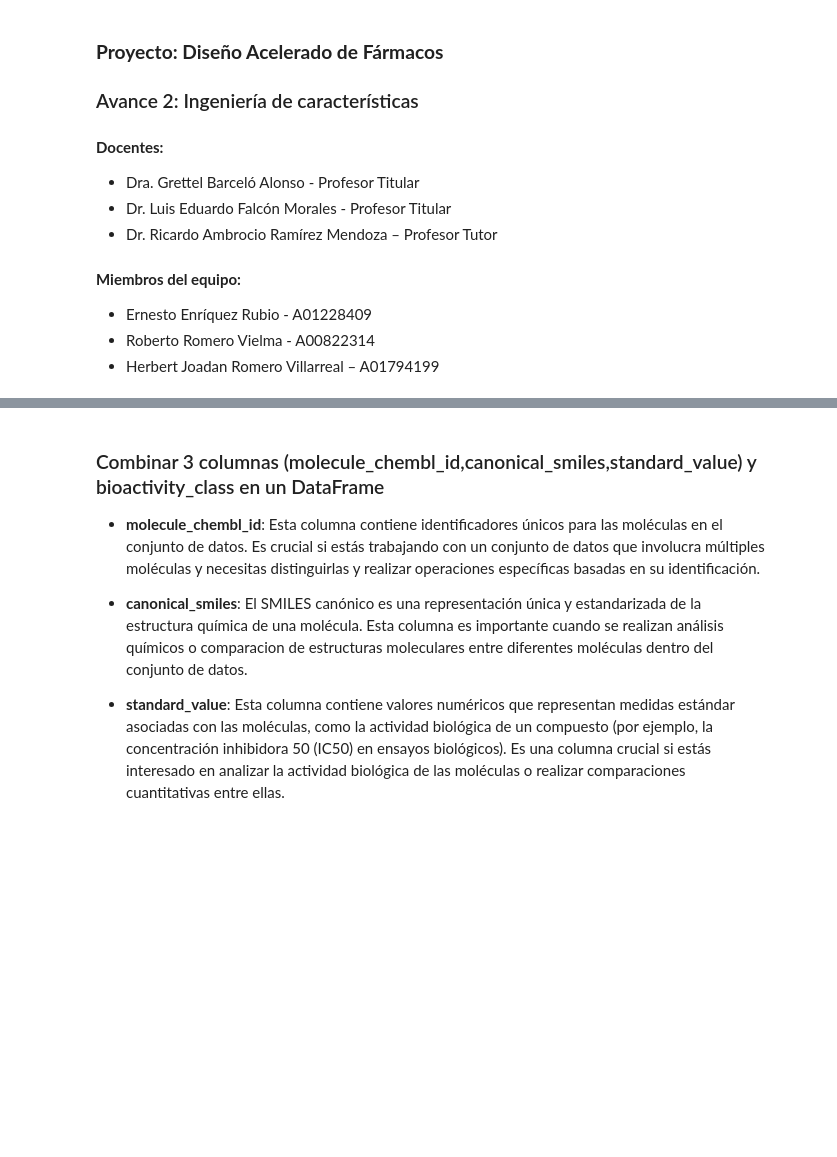
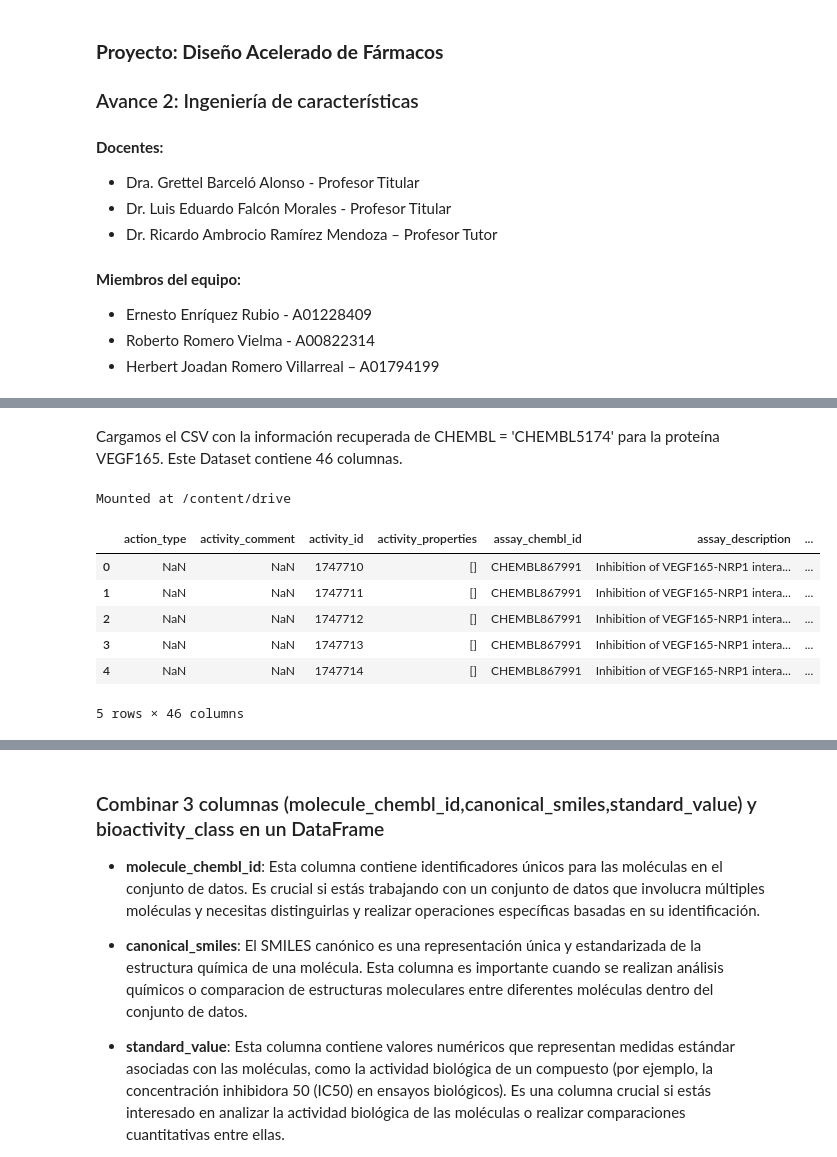
Before and after one commit to rromerov/Proyecto_Integrador, a Jupyter notebook: Avance2/Avance2.12.ipynb, the cells around one changed output, grey strips where cells are left out. Drawn from its saved outputs; the diff is of its cells as text; code cells hidden in the pictures; blank space fills up the shorter version.

```diff
--- a/Avance2/Avance2.12.ipynb
+++ b/Avance2/Avance2.12.ipynb
@@ -20,0 +88,2 @@
+# %% [markdown]
+Cargamos el CSV con la información recuperada de CHEMBL = 'CHEMBL5174' para la proteína VEGF165. Este Dataset contiene 46 columnas.
@@ -20,0 +106,21 @@
+# %%
+# Cargar Google Drive al notebook
+drive.mount('/content/drive')
+# %% [output]
+Mounted at /content/drive
+# %%
+ruta_archivo_original_data = '/content/drive/My Drive/Colab Notebooks/data/bioactivity_data_clean.csv'
+
+# Lee el archivo CSV en un DataFrame
+df_all = pd.read_csv(ruta_archivo_original_data)
+
+# Mostrar que se haya importado correctamente el archivo
+df_all.head(5)
+# %% [output]
+|  | action_type | activity_comment | activity_id | activity_properties | assay_chembl_id | assay_description | ... |
+| 0 | NaN | NaN | 1747710 | [] | CHEMBL867991 | Inhibition of VEGF165-NRP1 intera... | ... |
+| 1 | NaN | NaN | 1747711 | [] | CHEMBL867991 | Inhibition of VEGF165-NRP1 intera... | ... |
+| 2 | NaN | NaN | 1747712 | [] | CHEMBL867991 | Inhibition of VEGF165-NRP1 intera... | ... |
+| 3 | NaN | NaN | 1747713 | [] | CHEMBL867991 | Inhibition of VEGF165-NRP1 intera... | ... |
+| 4 | NaN | NaN | 1747714 | [] | CHEMBL867991 | Inhibition of VEGF165-NRP1 intera... | ... |
+5 rows × 46 columns
```
Also changed, not shown: parts of 17 cells of this notebook.
